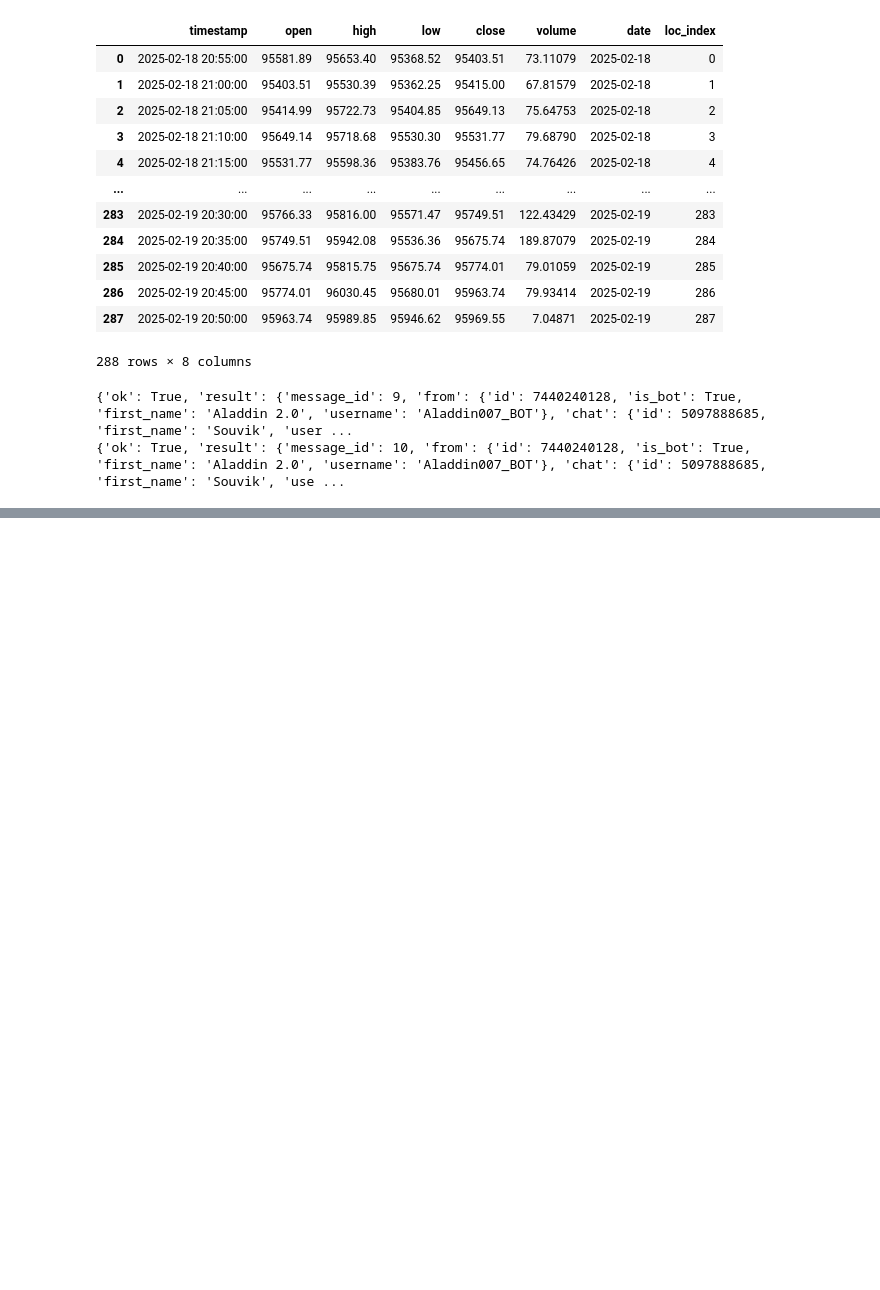
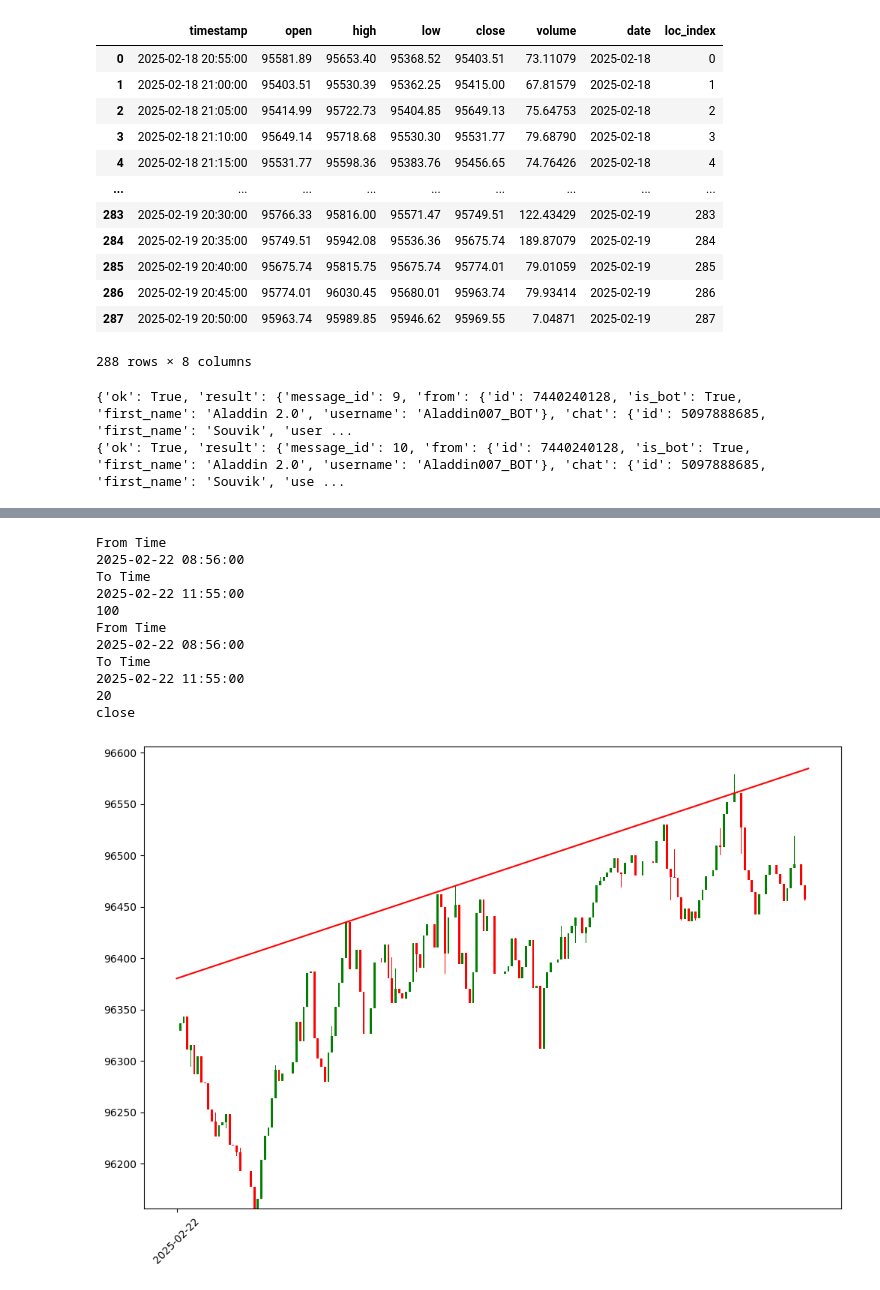
Before and after one commit to Souvik-Daw/Aladdin-2.0, a Jupyter notebook: Resistance jupyter notebook.ipynb, the cells around one changed output, grey strips where cells are left out. Drawn from its saved outputs; the diff is of its cells as text; code cells hidden in the pictures; blank space fills up the shorter version.

```diff
--- a/Resistance jupyter notebook.ipynb
+++ b/Resistance jupyter notebook.ipynb
@@ -282,0 +335,16 @@ close
+# %%
+resistance_by_hours('BTCUSDT','3')
+resistance_by_hours('ETHUSDT','3')
+# %% [output]
+From Time
+2025-02-22 08:56:00
+To Time
+2025-02-22 11:55:00
+100
+From Time
+2025-02-22 08:56:00
+To Time
+2025-02-22 11:55:00
+20
+close
+[figure, added]
```
Also changed, not shown: parts of 6 cells of this notebook, 20 other files.
